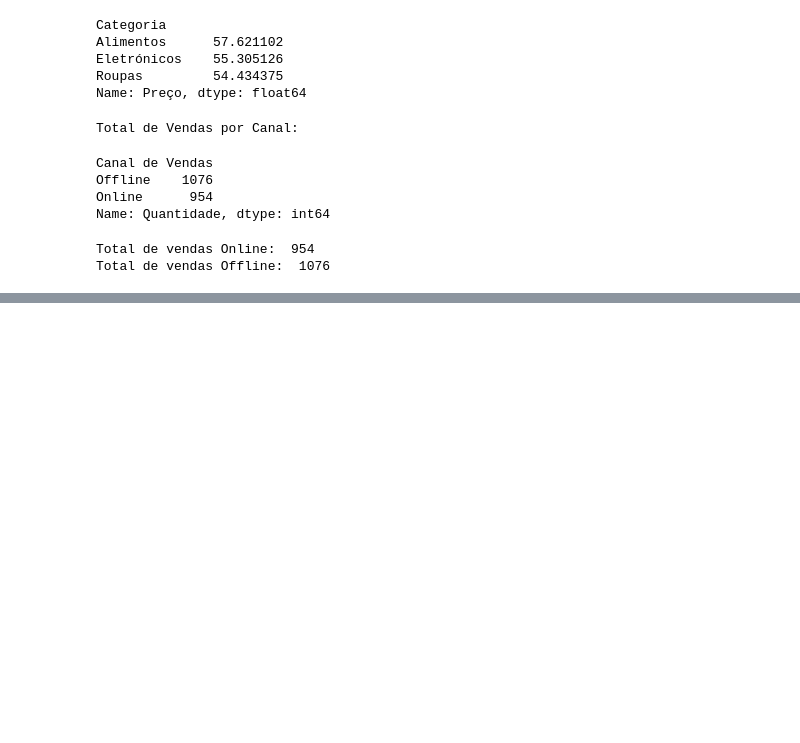
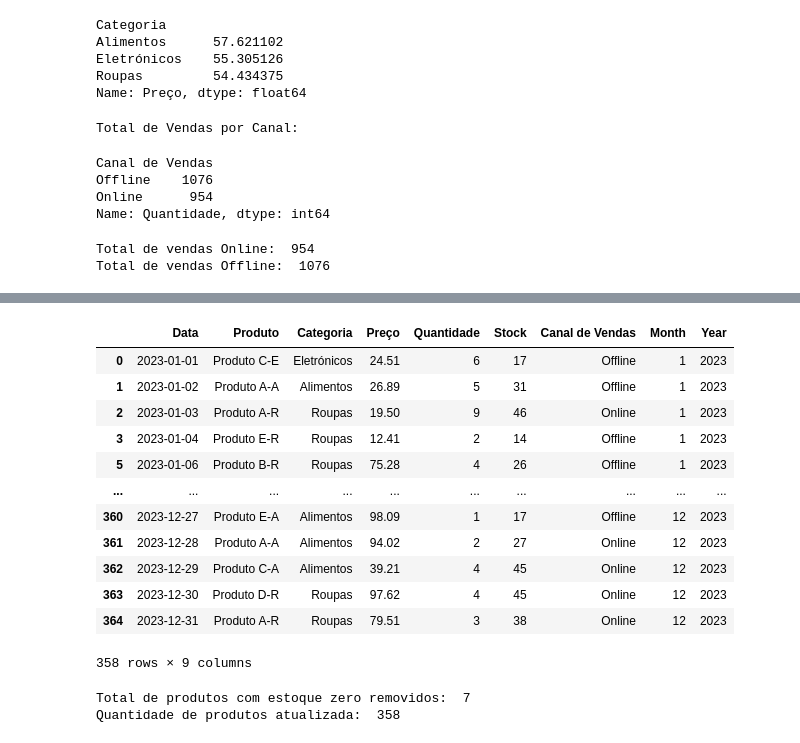
Before and after one commit to igorambrozini/Portfolio-DS, a Jupyter notebook: 1a Entrega Mestrado - 08-11-2023/DataFrame_Igor_Ambrozini.ipynb, the cells around one changed output, grey strips where cells are left out. Cells and saved outputs as stored; diff of their text form; code cells hidden in the pictures; blank space fills up the shorter version.

```diff
--- a/1a Entrega Mestrado - 08-11-2023/DataFrame_Igor_Ambrozini.ipynb
+++ b/1a Entrega Mestrado - 08-11-2023/DataFrame_Igor_Ambrozini.ipynb
@@ -160,0 +216,33 @@ Total de vendas Offline:  1076
+# %%
+# 7. **Remoção de produtos com stock esgotado (5 pts):**
+#Remova os produtos que têm stock igual a zero do DataFrame.
+
+#Subconjunto DF de produtos com stock = 0:
+zero = df[df['Stock']==0]
+
+#Remover produtos do DF original com stock = 0:
+df_remove_stock_zero = df
+df_remove_stock_zero = df_remove_stock_zero.drop(zero.index)
+
+#Imprimir nova DF atualizada (produtos com stock=0 removidos):
+display(df_remove_stock_zero)
+
+#Informar quantidade de produtos removida:
+print('Total de produtos com estoque zero removidos: ', len(zero))
+print('Quantidade de produtos atualizada: ', len(df_remove_stock_zero))
+# %% [output]
+|  | Data | Produto | Categoria | Preço | Quantidade | Stock | Canal de Vendas | Month | Year |
+| 0 | 2023-01-01 | Produto C-E | Eletrónicos | 24.51 | 6 | 17 | Offline | 1 | 2023 |
+| 1 | 2023-01-02 | Produto A-A | Alimentos | 26.89 | 5 | 31 | Offline | 1 | 2023 |
+| 2 | 2023-01-03 | Produto A-R | Roupas | 19.50 | 9 | 46 | Online | 1 | 2023 |
+| 3 | 2023-01-04 | Produto E-R | Roupas | 12.41 | 2 | 14 | Offline | 1 | 2023 |
+| 5 | 2023-01-06 | Produto B-R | Roupas | 75.28 | 4 | 26 | Offline | 1 | 2023 |
+| ... | ... | ... | ... | ... | ... | ... | ... | ... | ... |
+| 360 | 2023-12-27 | Produto E-A | Alimentos | 98.09 | 1 | 17 | Offline | 12 | 2023 |
+| 361 | 2023-12-28 | Produto A-A | Alimentos | 94.02 | 2 | 27 | Online | 12 | 2023 |
+| 362 | 2023-12-29 | Produto C-A | Alimentos | 39.21 | 4 | 45 | Online | 12 | 2023 |
+| 363 | 2023-12-30 | Produto D-R | Roupas | 97.62 | 4 | 45 | Online | 12 | 2023 |
+| 364 | 2023-12-31 | Produto A-R | Roupas | 79.51 | 3 | 38 | Online | 12 | 2023 |
+358 rows × 9 columns
+Total de produtos com estoque zero removidos:  7
+Quantidade de produtos atualizada:  358
```
Also changed, not shown: parts of 4 cells of this notebook.
